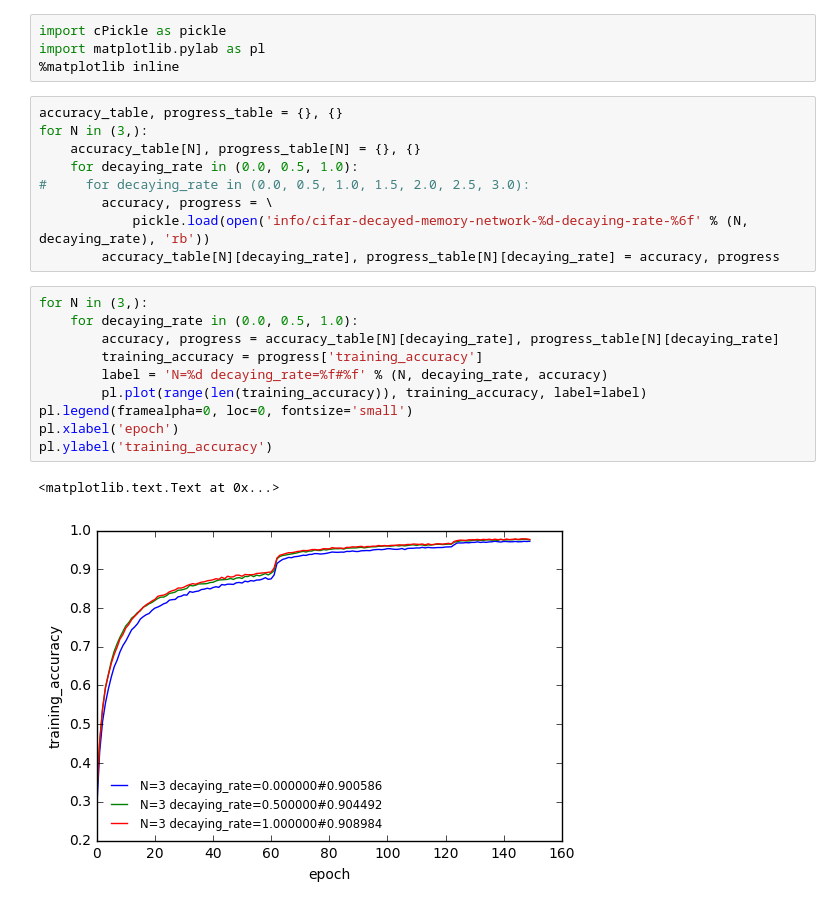
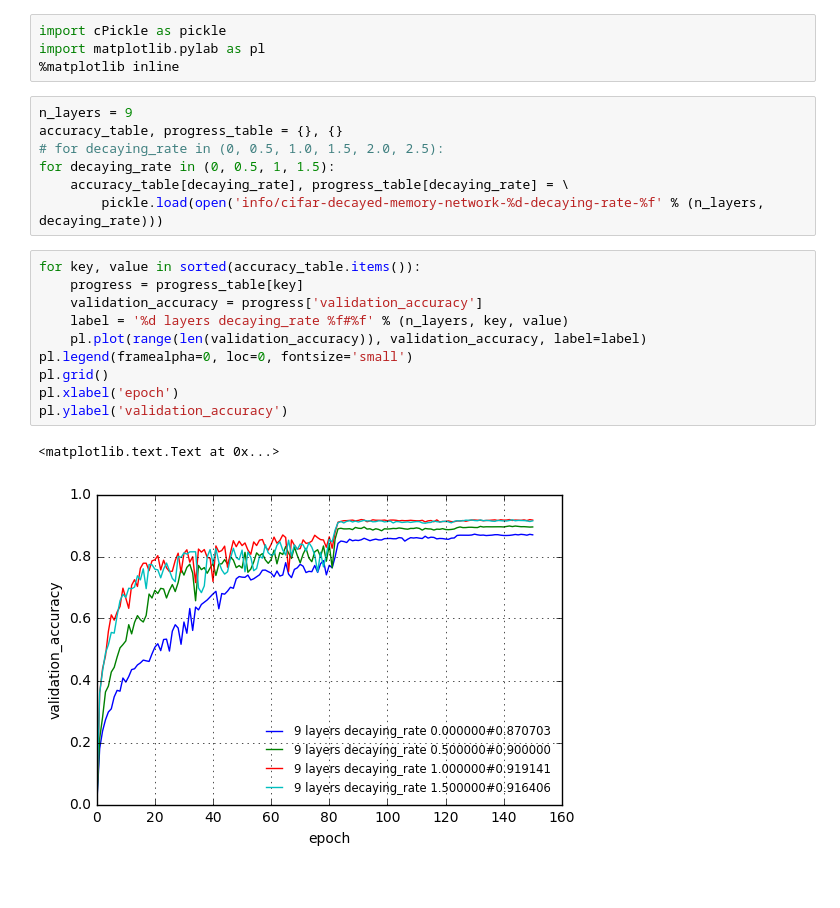
Before and after one commit to HQ01/fast-weight, a Jupyter notebook: cv/hyper-network/decaying-attention-network.ipynb, the cells around one changed output. Saved outputs shown, nothing was run; the diff lists cells and outputs as text.

```diff
--- a/cv/hyper-network/decaying-attention-network.ipynb
+++ b/cv/hyper-network/decaying-attention-network.ipynb
@@ -3,24 +3,22 @@ import cPickle as pickle
 import matplotlib.pylab as pl
 %matplotlib inline
 # %%
+n_layers = 9
 accuracy_table, progress_table = {}, {}
-for N in (3,):
-    accuracy_table[N], progress_table[N] = {}, {}
-    for decaying_rate in (0.0, 0.5, 1.0):
-#     for decaying_rate in (0.0, 0.5, 1.0, 1.5, 2.0, 2.5, 3.0):
-        accuracy, progress = \
-            pickle.load(open('info/cifar-decayed-memory-network-%d-decaying-rate-%6f' % (N, decaying_rate), 'rb'))
-        accuracy_table[N][decaying_rate], progress_table[N][decaying_rate] = accuracy, progress
+# for decaying_rate in (0, 0.5, 1.0, 1.5, 2.0, 2.5):
+for decaying_rate in (0, 0.5, 1, 1.5):
+    accuracy_table[decaying_rate], progress_table[decaying_rate] = \
+        pickle.load(open('info/cifar-decayed-memory-network-%d-decaying-rate-%f' % (n_layers, decaying_rate)))
 # %%
-for N in (3,):
-    for decaying_rate in (0.0, 0.5, 1.0):
-        accuracy, progress = accuracy_table[N][decaying_rate], progress_table[N][decaying_rate]
-        training_accuracy = progress['training_accuracy']
-        label = 'N=%d decaying_rate=%f#%f' % (N, decaying_rate, accuracy)
-        pl.plot(range(len(training_accuracy)), training_accuracy, label=label)
+for key, value in sorted(accuracy_table.items()):
+    progress = progress_table[key]
+    validation_accuracy = progress['validation_accuracy']
+    label = '%d layers decaying_rate %f#%f' % (n_layers, key, value)
+    pl.plot(range(len(validation_accuracy)), validation_accuracy, label=label)
 pl.legend(framealpha=0, loc=0, fontsize='small')
+pl.grid()
 pl.xlabel('epoch')
-pl.ylabel('training_accuracy')
+pl.ylabel('validation_accuracy')
 # %% [output]
 <matplotlib.text.Text at 0x...>
-[figure, old version]
+[figure, new version]
```
Also changed, not shown: parts of 1 cell of this notebook, 2 other files.
